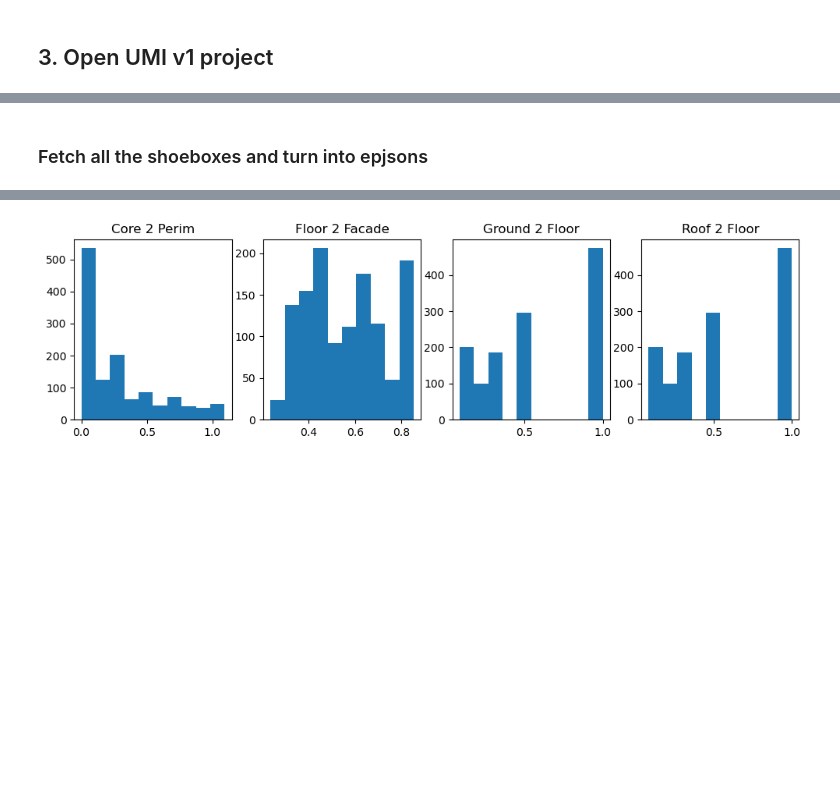
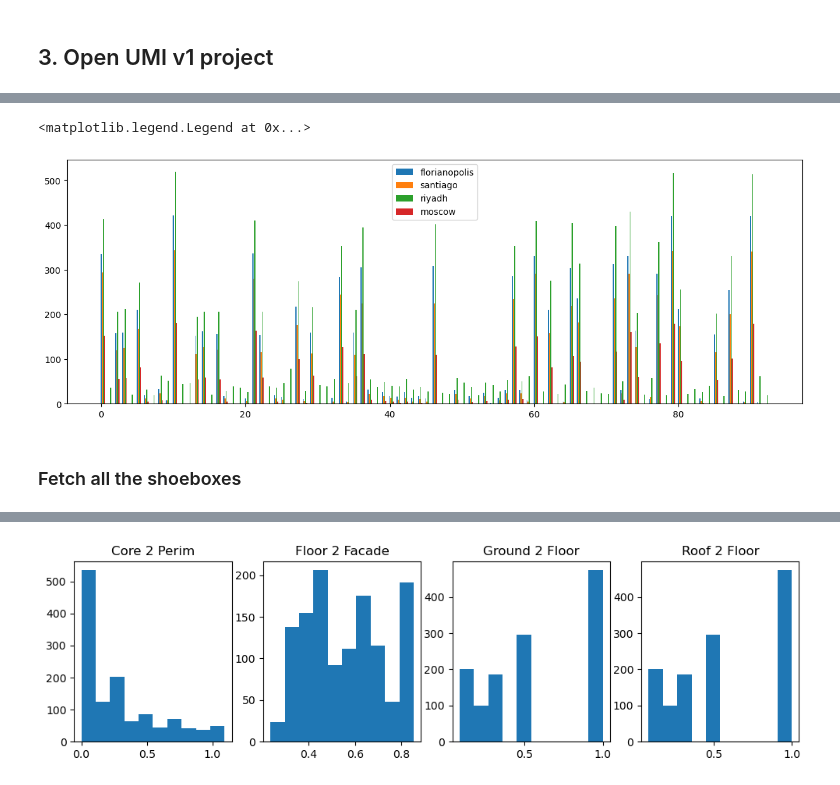
Before and after one commit to szvsw/ml-for-building-energy-modeling, a Jupyter notebook: ml-for-bem/umi_tester.ipynb, the cells around one changed output, grey strips where cells are left out. Cells and saved outputs as stored; diff of their text form; code cells hidden in the pictures; blank space fills up the shorter version.

```diff
--- a/ml-for-bem/umi_tester.ipynb
+++ b/ml-for-bem/umi_tester.ipynb
@@ -156,5 +285,16 @@ plt.show()
+# %%
+fig, ax = plt.subplots(figsize=(15, 5))
+mlt = 0
+for city, vals in cooling.items():
+    offset = width * mlt
+    rects = ax.bar(x + offset, vals.sum(axis=1)/areas['tfa'].to_numpy(), width, label=city)
+    mlt += 1
+plt.legend()
+# %% [output]
+<matplotlib.legend.Legend at 0x...>
+[figure, added]
 # %% [markdown]
-### Fetch all the shoeboxes and turn into epjsons
+### Fetch all the shoeboxes
 # %%
 from pyumi import UmiProject
 from pyumi.shoeboxer import ShoeBox
```
Also changed, not shown: parts of 36 cells of this notebook, 3 other files.
